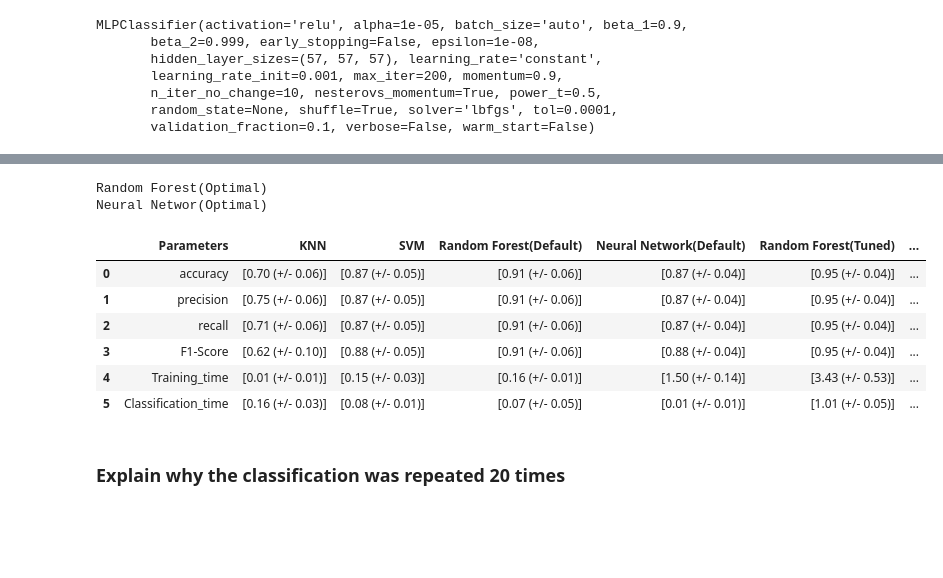
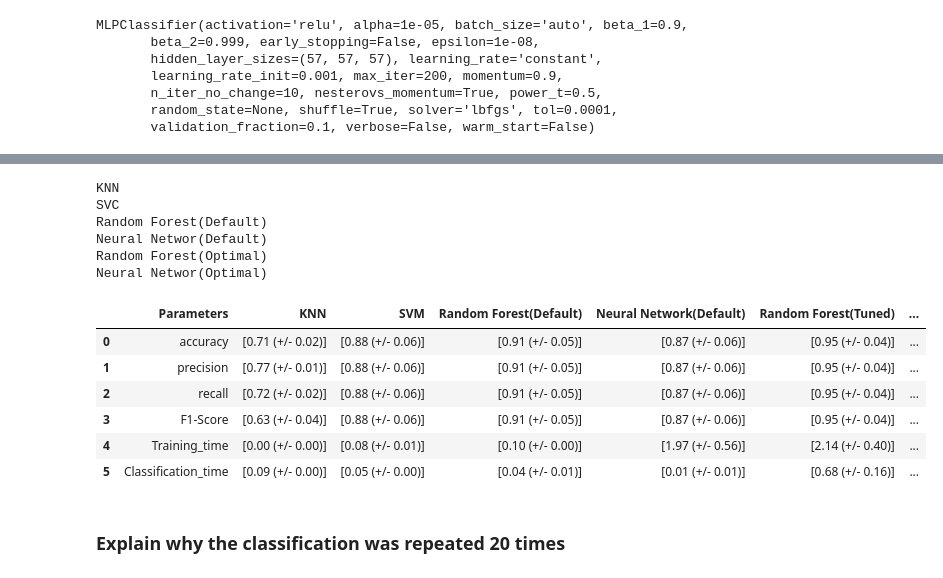
Before and after one commit to shreesha-1990/657A-Assignments, a Jupyter notebook: G21-Assignment2_Code.ipynb, the cells around one changed output, grey strips where cells are left out. Saved outputs shown, nothing was run; the diff lists cells and outputs as text; code cells hidden in the pictures; blank space fills up the shorter version.

Commit message:
Commit#2
1. Neural network behaves funny, both the default and tuned model produces the same result :)
2. Each time NN gives different results.
3. Have completed Q2

```diff
--- a/G21-Assignment2_Code.ipynb
+++ b/G21-Assignment2_Code.ipynb
@@ -475,20 +510,25 @@ from sklearn.model_selection import RepeatedStratifiedKFold
 # perform repeated cross validation
 
 models = []
-#models.append(("KNN",KNeighborsClassifier(n_neighbors=3)))
-#models.append(("SVC",SVC(kernel='rbf',C=10,gamma=0.01,random_state=0)))
-#models.append(("Random Forest(Default)",RandomForestClassifier(n_estimators=100, max_depth=2,random_state=0)))
-#models.append(("Neural Networ(Default)",MLPClassifier(activation='relu',solver='adam', alpha=0.0001,hidden_layer_sizes=(100,), random_state=None)))
-models.append(("Random Forest(Optimal)",RandomForestClassifier(n_estimators=1400, min_samples_split=2, min_samples_leaf=1,max_features= 3,max_depth= 100,bootstrap= True)))
-models.append(("Neural Networ(Optimal)",MLPClassifier(activation='relu', alpha=1e-05, batch_size='auto', beta_1=0.9,beta_2=0.999, early_stopping=False, epsilon=1e-08,hidden_layer_sizes=(57, 57, 57), learning_rate='constant',       learning_rate_init=0.001, max_iter=200, momentum=0.9,       n_iter_no_change=10, nesterovs_momentum=True, power_t=0.5,       random_state=None, shuffle=True, solver='lbfgs', tol=0.0001,validation_fraction=0.1, verbose=False, warm_start=False)))
+param=[]
+lst1=[]
+lst2=[]
+lst3=[]
+lst4=[]
+lst5=[]
+lst6=[]
+models.append((lst1,"KNN",KNeighborsClassifier(n_neighbors=5)))
+models.append((lst2,"SVC",SVC(kernel='rbf',C=10,gamma=0.01,random_state=0)))
+models.append((lst3,"Random Forest(Default)",RandomForestClassifier(n_estimators=100, max_depth=2,random_state=0)))
+models.append((lst4,"Neural Networ(Default)",MLPClassifier(activation='relu',solver='adam', alpha=0.0001,hidden_layer_sizes=(100,), random_state=None)))
+models.append((lst5,"Random Forest(Optimal)",RandomForestClassifier(n_estimators=1400, min_samples_split=2, min_samples_leaf=1,max_features= 3,max_depth= 100,bootstrap= True)))
+models.append((lst6,"Neural Networ(Optimal)",MLPClassifier(activation='relu', alpha=1e-05, batch_size='auto', beta_1=0.9,beta_2=0.999, early_stopping=False, epsilon=1e-08,hidden_layer_sizes=(57, 57, 57), learning_rate='constant',       learning_rate_init=0.001, max_iter=200, momentum=0.9,       n_iter_no_change=10, nesterovs_momentum=True, power_t=0.5,       random_state=None, shuffle=True, solver='lbfgs', tol=0.0001,validation_fraction=0.1, verbose=False, warm_start=False)))
 
-rskf = RepeatedStratifiedKFold(n_splits=2, n_repeats=20,random_state=None)
+rskf = RepeatedStratifiedKFold(n_splits=2, n_repeats=20,random_state=101)
 
 names = []
-lst=[]
-lst1=[]
-lst2=[]
-for name,model in models:
+param=[]
+for param,name,model in models:
     for train_index, test_index in rskf.split(X, y):
         X_train, X_test = X.iloc[train_index], X.iloc[test_index]
         y_train, y_test = y.iloc[train_index], y.iloc[test_index]
@@ -496,34 +536,39 @@ for name,model in models:
         scores = cross_validate(model, X_train, y_train, cv=5, scoring=scoring)
         sorted(scores.keys())
         #lst.append([("%0.2f (+/- %0.2f)" % (scores['test_accuracy'].mean(), scores['test_accuracy'].std() * 2))],[("%0.2f (+/- %0.2f)" % (scores['test_precision_macro'].mean(), scores['test_precision_macro'].std() * 2))],[("%0.2f (+/- %0.2f)" % (scores['test_recall_macro'].mean(), scores['test_recall_macro'].std() * 2))],[("%0.2f (+/- %0.2f)" % (scores['test_f1'].mean(), scores['test_f1'].std() * 2))],[("%0.2f (+/- %0.2f)" % (scores['fit_time'].mean(), scores['fit_time'].std() * 2))],[("%0.2f (+/- %0.2f)" % (scores['score_time'].mean(), scores['score_time'].std() * 2))])
-    lst2.append([("%0.2f (+/- %0.2f)" % (scores['test_accuracy'].mean(), scores['test_accuracy'].std() * 2))])
-    lst2.append([("%0.2f (+/- %0.2f)" % (scores['test_precision_macro'].mean(), scores['test_precision_macro'].std() * 2))])
-    lst2.append([("%0.2f (+/- %0.2f)" % (scores['test_recall_macro'].mean(), scores['test_recall_macro'].std() * 2))])
-    lst2.append([("%0.2f (+/- %0.2f)" % (scores['test_f1'].mean(), scores['test_f1'].std() * 2))])
-    lst2.append([("%0.2f (+/- %0.2f)" % (scores['fit_time'].mean(), scores['fit_time'].std() * 2))])
-    lst2.append([("%0.2f (+/- %0.2f)" % (scores['score_time'].mean(), scores['score_time'].std() * 2))])
+    param.append([("%0.2f (+/- %0.2f)" % (scores['test_accuracy'].mean(), scores['test_accuracy'].std() * 2))])
+    param.append([("%0.2f (+/- %0.2f)" % (scores['test_precision_macro'].mean(), scores['test_precision_macro'].std() * 2))])
+    param.append([("%0.2f (+/- %0.2f)" % (scores['test_recall_macro'].mean(), scores['test_recall_macro'].std() * 2))])
+    param.append([("%0.2f (+/- %0.2f)" % (scores['test_f1'].mean(), scores['test_f1'].std() * 2))])
+    param.append([("%0.2f (+/- %0.2f)" % (scores['fit_time'].mean(), scores['fit_time'].std() * 2))])
+    param.append([("%0.2f (+/- %0.2f)" % (scores['score_time'].mean(), scores['score_time'].std() * 2))])
     #metric_df=pd.DataFrame(lstq)
     names.append(name)
 
 for i in range(len(names)):
     print(names[i])
 # %% [output]
+KNN
+SVC
+Random Forest(Default)
+Neural Networ(Default)
 Random Forest(Optimal)
 Neural Networ(Optimal)
 # %%
-data={'Parameters':['accuracy','precision','recall','F1-Score','Training_time','Classification_time'],'KNN': lst[0:6], 'SVM': lst[6:],
-     'Random Forest(Default)': lst1[0:6], 'Neural Network(Default)': lst1[6:],
-     'Random Forest(Tuned)': lst2[0:6], 'Neural Network(Tuned)':lst2[6:]}
+metric_df=pd.DataFrame()
+data={'Parameters':['accuracy','precision','recall','F1-Score','Training_time','Classification_time'],'KNN': lst1[0:6], 'SVM': lst2[0:6],
+     'Random Forest(Default)': lst3[0:6], 'Neural Network(Default)': lst4[0:6],
+     'Random Forest(Tuned)': lst5[0:6], 'Neural Network(Tuned)':lst6[0:6]}
 metric_df=pd.DataFrame(data=data)
 metric_df
 # %% [output]
 |  | Parameters | KNN | SVM | Random Forest(Default) | Neural Network(Default) | Random Forest(Tuned) | ... |
-| 0 | accuracy | [0.70 (+/- 0.06)] | [0.87 (+/- 0.05)] | [0.91 (+/- 0.06)] | [0.87 (+/- 0.04)] | [0.95 (+/- 0.04)] | ... |
-| 1 | precision | [0.75 (+/- 0.06)] | [0.87 (+/- 0.05)] | [0.91 (+/- 0.06)] | [0.87 (+/- 0.04)] | [0.95 (+/- 0.04)] | ... |
-| 2 | recall | [0.71 (+/- 0.06)] | [0.87 (+/- 0.05)] | [0.91 (+/- 0.06)] | [0.87 (+/- 0.04)] | [0.95 (+/- 0.04)] | ... |
-| 3 | F1-Score | [0.62 (+/- 0.10)] | [0.88 (+/- 0.05)] | [0.91 (+/- 0.06)] | [0.88 (+/- 0.04)] | [0.95 (+/- 0.04)] | ... |
-| 4 | Training_time | [0.01 (+/- 0.01)] | [0.15 (+/- 0.03)] | [0.16 (+/- 0.01)] | [1.50 (+/- 0.14)] | [3.43 (+/- 0.53)] | ... |
-| 5 | Classification_time | [0.16 (+/- 0.03)] | [0.08 (+/- 0.01)] | [0.07 (+/- 0.05)] | [0.01 (+/- 0.01)] | [1.01 (+/- 0.05)] | ... |
+| 0 | accuracy | [0.71 (+/- 0.02)] | [0.88 (+/- 0.06)] | [0.91 (+/- 0.05)] | [0.87 (+/- 0.06)] | [0.95 (+/- 0.04)] | ... |
+| 1 | precision | [0.77 (+/- 0.01)] | [0.88 (+/- 0.06)] | [0.91 (+/- 0.05)] | [0.87 (+/- 0.06)] | [0.95 (+/- 0.04)] | ... |
+| 2 | recall | [0.72 (+/- 0.02)] | [0.88 (+/- 0.06)] | [0.91 (+/- 0.05)] | [0.87 (+/- 0.06)] | [0.95 (+/- 0.04)] | ... |
+| 3 | F1-Score | [0.63 (+/- 0.04)] | [0.88 (+/- 0.06)] | [0.91 (+/- 0.05)] | [0.87 (+/- 0.06)] | [0.95 (+/- 0.04)] | ... |
+| 4 | Training_time | [0.00 (+/- 0.00)] | [0.08 (+/- 0.01)] | [0.10 (+/- 0.00)] | [1.97 (+/- 0.56)] | [2.14 (+/- 0.40)] | ... |
+| 5 | Classification_time | [0.09 (+/- 0.00)] | [0.05 (+/- 0.00)] | [0.04 (+/- 0.01)] | [0.01 (+/- 0.01)] | [0.68 (+/- 0.16)] | ... |
 # %% [markdown]
 ### Explain why the classification was repeated 20 times
 # %% [markdown]
```
Also changed, not shown: parts of 40 cells of this notebook.
